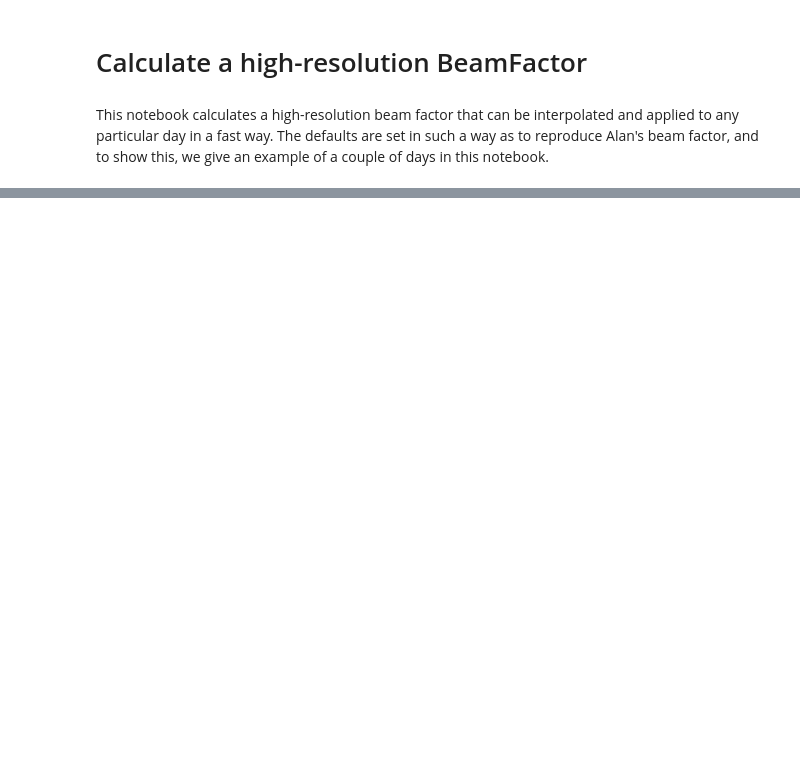
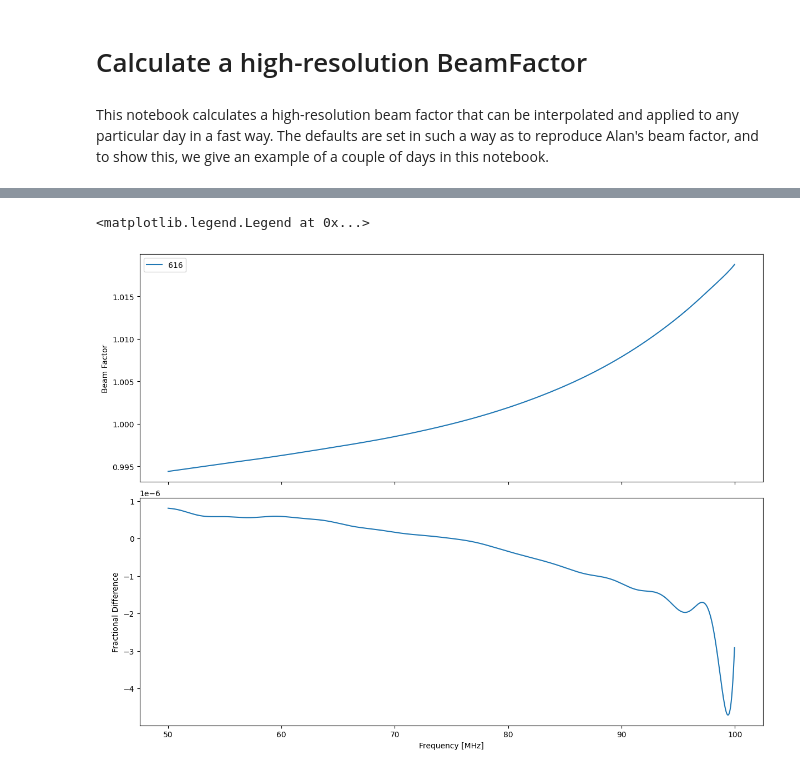
Before and after one commit to edges-collab/edges-bowman2018-pipeline, a Jupyter notebook: notebooks/high-res-beamfactor.ipynb, the cells around one changed output, grey strips where cells are left out. Cells and saved outputs as stored; diff of their text form; code cells hidden in the pictures; blank space fills up the shorter version.

```diff
--- a/notebooks/high-res-beamfactor.ipynb
+++ b/notebooks/high-res-beamfactor.ipynb
@@ -58,6 +70,7 @@ beamfac = compute_antenna_beam_factor(
 # %%
-h2casedir = Path(alandata)
-dirs = [d for d in sorted(h2casedir.glob("???")) if d.is_dir()][:10]
+if alandata:
+    h2casedir = Path(alandata)
+    dirs = [d for d in sorted(h2casedir.glob("???")) if d.is_dir()][:10]
 # %%
 fourier = mdl.Fourier(
     n_terms=31,
@@ -67,29 +102,35 @@ fourier = mdl.Fourier(
 # %%
+if alandata:
+    # If we have access to the legacy data, also make a plot
+    # comparing this beam factor to the legacy factor, as a sanity check.
 
-fig, ax = plt.subplots(2, 1, sharex=True, figsize=(12, 9),constrained_layout=True)
+    fig, ax = plt.subplots(2, 1, sharex=True, figsize=(12, 9),constrained_layout=True)
 
-for day in dirs[:1]:
-    if not (day / 'beamcorr.txt').exists():
-        continue
+    for day in dirs[:1]:
+        if not (day / 'beamcorr.txt').exists():
+            continue
 
-    alandata = np.genfromtxt(day / 'beamcorr.txt')
+        alandata = np.genfromtxt(day / 'beamcorr.txt')
 
-    beamfacs = sorted(day.glob("beamfac*.txt"), key=lambda pth: int(pth.stem[7:]))
+        beamfacs = sorted(day.glob("beamfac*.txt"), key=lambda pth: int(pth.stem[7:]))
 
-    # Get all lsts from outputs
-    these_lsts = []
-    for bf in beamfacs:
-        with open(bf, 'r') as fl:
-            these_lsts.append(float(fl.readlines()[1].split("=")[-1].strip()))
+        # Get all lsts from outputs
+        these_lsts = []
+        for bf in beamfacs:
+            with open(bf, 'r') as fl:
+                these_lsts.append(float(fl.readlines()[1].split("=")[-1].strip()))
 
-    these_lsts = np.unwrap(np.array(these_lsts), period=24.0)
-    trunc = beamfac.at_lsts(np.array(these_lsts)).get_integrated_beam_factor(model=fourier, freqs=alandata[:, 0])
-    ax[0].plot(alandata[:, 0], trunc, label=str(day.name))
-    ax[1].plot(alandata[:, 0], (trunc*alandata[:,3] - 1))
+        these_lsts = np.unwrap(np.array(these_lsts), period=24.0)
+        trunc = beamfac.at_lsts(np.array(these_lsts)).get_integrated_beam_factor(model=fourier, freqs=alandata[:, 0])
+        ax[0].plot(alandata[:, 0], trunc, label=str(day.name))
+        ax[1].plot(alandata[:, 0], (trunc*alandata[:,3] - 1))
 
-ax[0].set_ylabel("Beam Factor")
-ax[1].set_ylabel("Fractional Difference")
-ax[1].set_xlabel("Frequency [MHz]")
-ax[0].legend()
+    ax[0].set_ylabel("Beam Factor")
+    ax[1].set_ylabel("Fractional Difference")
+    ax[1].set_xlabel("Frequency [MHz]")
+    ax[0].legend()
+# %% [output]
+<matplotlib.legend.Legend at 0x...>
+[figure, added]
 # %%
 beamfac.write(Path(outdir) / "beam_factor.hickle")
```
Also changed, not shown: parts of 7 cells of this notebook, 9 other files.
